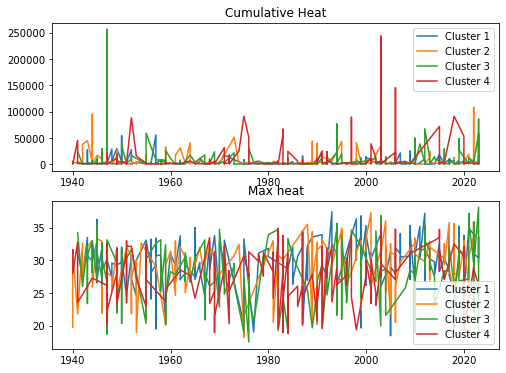
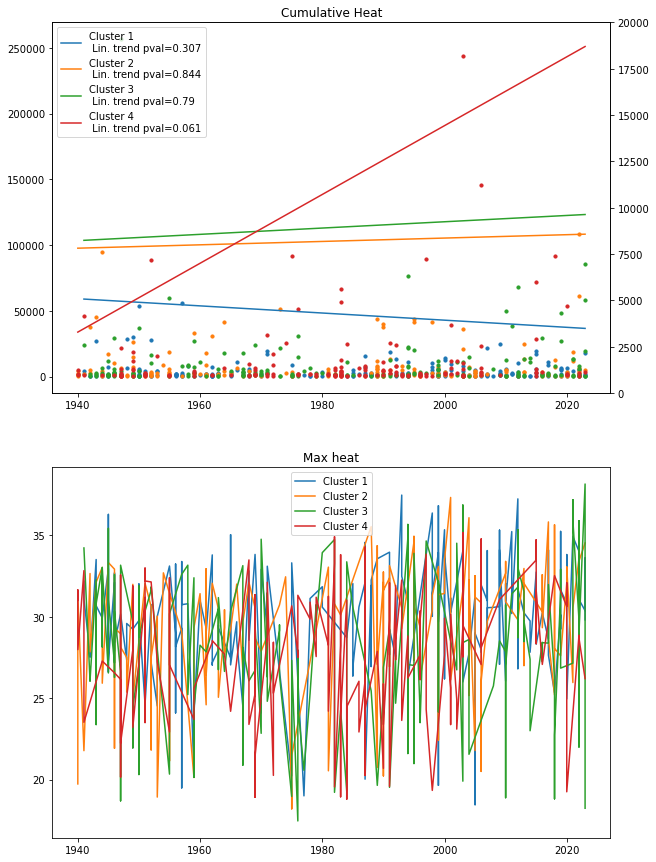
The change to this notebook cell's code, shown as a diff; its figure went from the first image to the second:
--- before
+++ after
@@ -1,12 +1,38 @@
-fig, axes = plt.subplots(2, 1, figsize=(8, 6))
+import statsmodels.api as sm
+
+
+fig, axes = plt.subplots(2, 1, figsize=(10, 15))
+ax2 = axes[0].twinx()
+
 
 for cluster_nr in np.unique(heatwave_clusters):
+    #get data
     ind = np.where(heatwave_clusters==cluster_nr)[0]
     clms_ = np.array(clms)[ind]
+    mean = np.mean(clms_)
+    print(f"mean cumulative heat for cluster {cluster_nr +1} is", round(mean, 0))
     mxs_ = np.array(mxs)[ind]
+    mean = np.mean(mxs_)
+    mx = np.max(mxs_)
+    print(f"mean max heat for cluster {cluster_nr +1} is", round(mean, 2))
+    print(f"max max heat for cluster {cluster_nr +1} is", round(mx, 2))
+
+    
     years_ = np.array(years)[ind]
-    axes[0].plot(years_, clms_, label=f"Cluster {cluster_nr+1}")
+    
+    #calculate trend
+    #fit lin regression
+    years_with_constant = sm.add_constant(years_)
+    model = sm.OLS(clms_, years_with_constant).fit()
+    Y = model.predict(sm.add_constant(years_.reshape(-1, 1)))
+    trend = model.params[1]
+    pval = model.pvalues[1]
+    
+    #plot
+    axes[0].scatter(years_, clms_, s=10, label=f"Cluster {cluster_nr+1}")
     axes[0].set_title("Cumulative Heat")
-    axes[0].legend()
+    ax2.plot(years_, Y, label=f"Cluster {cluster_nr+1} \n Lin. trend pval={round(pval, 3)}")
+    ax2.set_ylim(0,20000)
+    ax2.legend()
     axes[1].plot(years_, mxs_, label=f"Cluster {cluster_nr+1}")
     axes[1].set_title("Max heat")

Commit: some small changes to latent space. change cmap option for plotting stream